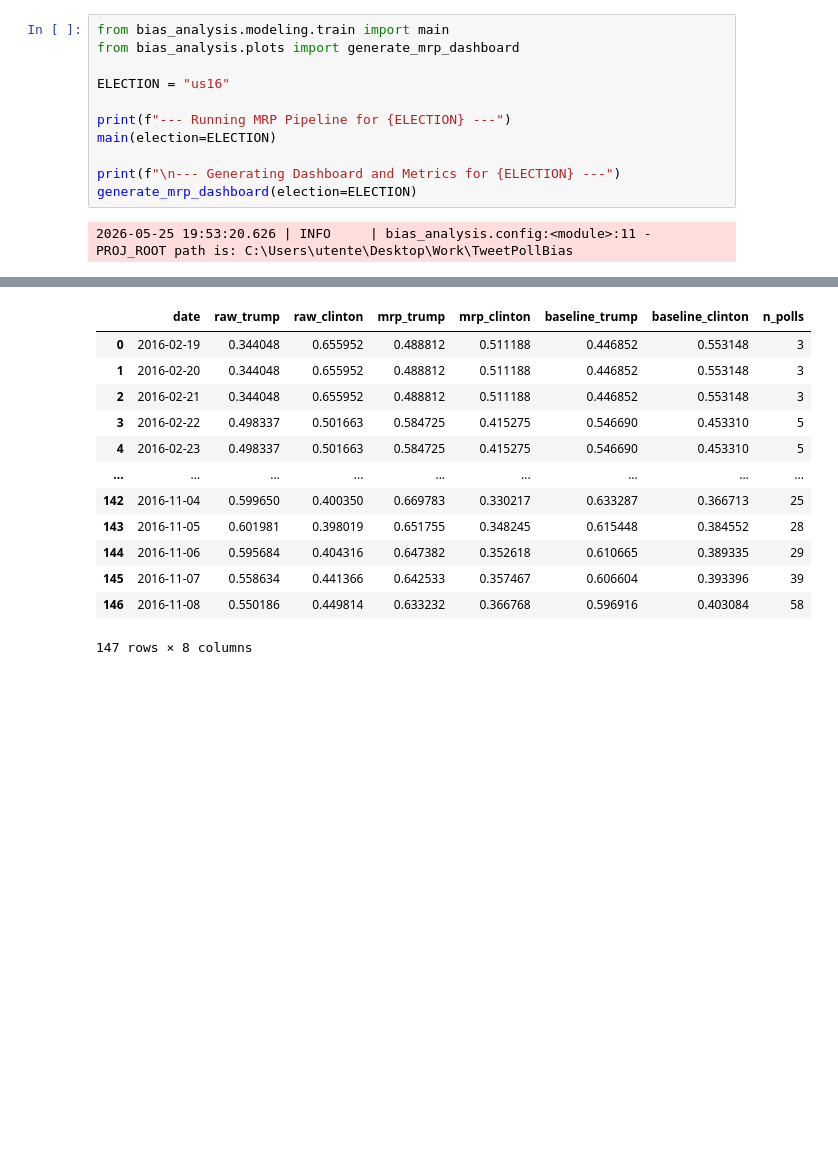
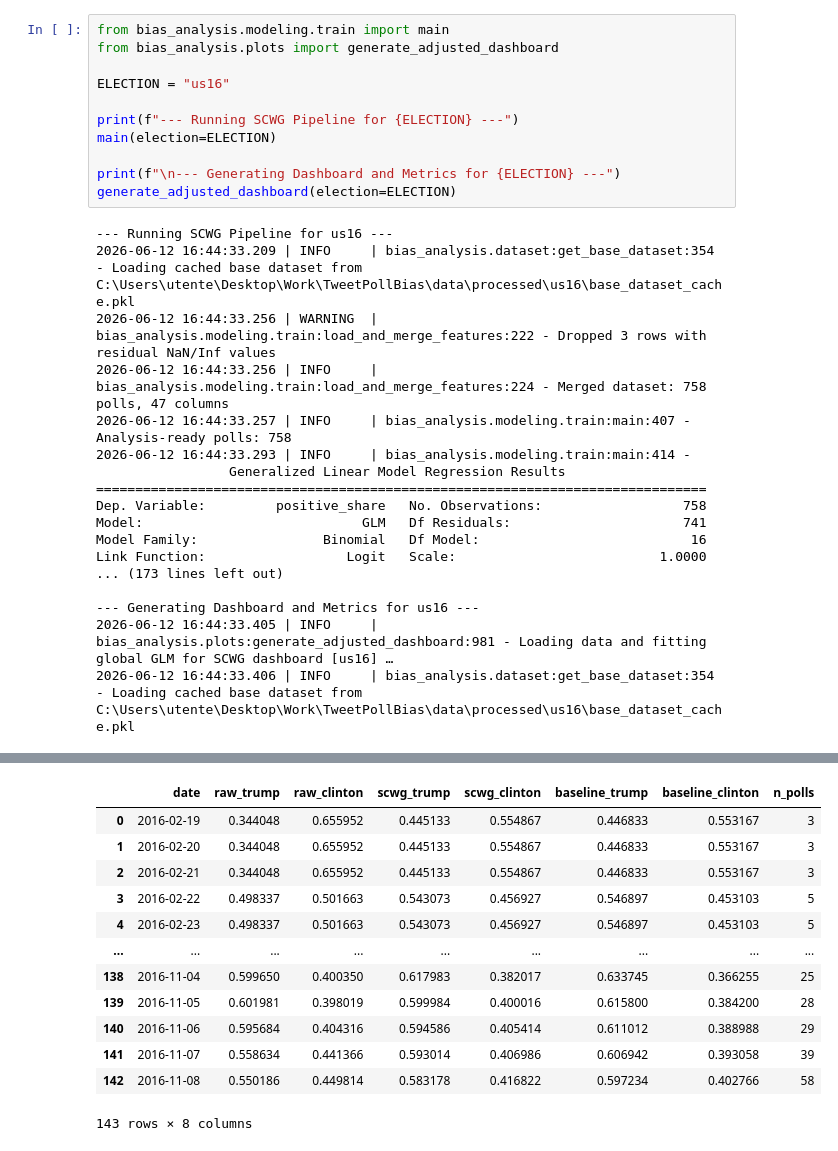
Before and after one commit to mivige/TweetPollBias, a Jupyter notebook: notebooks/model_eval_us16.ipynb, the cells around one changed output, grey strips where cells are left out. Saved outputs shown, nothing was run; the diff lists cells and outputs as text; blank space fills up the shorter version.

```diff
--- a/notebooks/model_eval_us16.ipynb
+++ b/notebooks/model_eval_us16.ipynb
@@ -5,13 +5,29 @@ This notebook runs the Multilevel Regression and Post-stratification (MRP) pipel
 # %%
 from bias_analysis.modeling.train import main
-from bias_analysis.plots import generate_mrp_dashboard
+from bias_analysis.plots import generate_adjusted_dashboard
 
 ELECTION = "us16"
 
-print(f"--- Running MRP Pipeline for {ELECTION} ---")
+print(f"--- Running SCWG Pipeline for {ELECTION} ---")
 main(election=ELECTION)
 
 print(f"\n--- Generating Dashboard and Metrics for {ELECTION} ---")
-generate_mrp_dashboard(election=ELECTION)
+generate_adjusted_dashboard(election=ELECTION)
 # %% [output]
-2026-05-25 19:53:20.626 | INFO     | bias_analysis.config:<module>:11 - PROJ_ROOT path is: C:\Users\utente\Desktop\Work\TweetPollBias
+--- Running SCWG Pipeline for us16 ---
+2026-06-12 16:44:33.209 | INFO     | bias_analysis.dataset:get_base_dataset:354 - Loading cached base dataset from C:\Users\utente\Desktop\Work\TweetPollBias\data\processed\us16\base_dataset_cache.pkl
+2026-06-12 16:44:33.256 | WARNING  | bias_analysis.modeling.train:load_and_merge_features:222 - Dropped 3 rows with residual NaN/Inf values
+2026-06-12 16:44:33.256 | INFO     | bias_analysis.modeling.train:load_and_merge_features:224 - Merged dataset: 758 polls, 47 columns
+2026-06-12 16:44:33.257 | INFO     | bias_analysis.modeling.train:main:407 - Analysis-ready polls: 758
+2026-06-12 16:44:33.293 | INFO     | bias_analysis.modeling.train:main:414 -
+                 Generalized Linear Model Regression Results
+==============================================================================
+Dep. Variable:         positive_share   No. Observations:                  758
+Model:                            GLM   Df Residuals:                      741
+Model Family:                Binomial   Df Model:                           16
+Link Function:                  Logit   Scale:                          1.0000
+... (173 lines left out)
+
+--- Generating Dashboard and Metrics for us16 ---
+2026-06-12 16:44:33.405 | INFO     | bias_analysis.plots:generate_adjusted_dashboard:981 - Loading data and fitting global GLM for SCWG dashboard [us16] …
+2026-06-12 16:44:33.406 | INFO     | bias_analysis.dataset:get_base_dataset:354 - Loading cached base dataset from C:\Users\utente\Desktop\Work\TweetPollBias\data\processed\us16\base_dataset_cache.pkl
@@ -35,16 +51,16 @@ Method:                          IRLS   Log-Likelihood:                -86123.
-|  | date | raw_trump | raw_clinton | mrp_trump | mrp_clinton | baseline_trump | baseline_clinton | n_polls |
-| 0 | 2016-02-19 | 0.344048 | 0.655952 | 0.488812 | 0.511188 | 0.446852 | 0.553148 | 3 |
-| 1 | 2016-02-20 | 0.344048 | 0.655952 | 0.488812 | 0.511188 | 0.446852 | 0.553148 | 3 |
-| 2 | 2016-02-21 | 0.344048 | 0.655952 | 0.488812 | 0.511188 | 0.446852 | 0.553148 | 3 |
-| 3 | 2016-02-22 | 0.498337 | 0.501663 | 0.584725 | 0.415275 | 0.546690 | 0.453310 | 5 |
-| 4 | 2016-02-23 | 0.498337 | 0.501663 | 0.584725 | 0.415275 | 0.546690 | 0.453310 | 5 |
+|  | date | raw_trump | raw_clinton | scwg_trump | scwg_clinton | baseline_trump | baseline_clinton | n_polls |
+| 0 | 2016-02-19 | 0.344048 | 0.655952 | 0.445133 | 0.554867 | 0.446833 | 0.553167 | 3 |
+| 1 | 2016-02-20 | 0.344048 | 0.655952 | 0.445133 | 0.554867 | 0.446833 | 0.553167 | 3 |
+| 2 | 2016-02-21 | 0.344048 | 0.655952 | 0.445133 | 0.554867 | 0.446833 | 0.553167 | 3 |
+| 3 | 2016-02-22 | 0.498337 | 0.501663 | 0.543073 | 0.456927 | 0.546897 | 0.453103 | 5 |
+| 4 | 2016-02-23 | 0.498337 | 0.501663 | 0.543073 | 0.456927 | 0.546897 | 0.453103 | 5 |
 | ... | ... | ... | ... | ... | ... | ... | ... | ... |
-| 142 | 2016-11-04 | 0.599650 | 0.400350 | 0.669783 | 0.330217 | 0.633287 | 0.366713 | 25 |
-| 143 | 2016-11-05 | 0.601981 | 0.398019 | 0.651755 | 0.348245 | 0.615448 | 0.384552 | 28 |
-| 144 | 2016-11-06 | 0.595684 | 0.404316 | 0.647382 | 0.352618 | 0.610665 | 0.389335 | 29 |
-| 145 | 2016-11-07 | 0.558634 | 0.441366 | 0.642533 | 0.357467 | 0.606604 | 0.393396 | 39 |
-| 146 | 2016-11-08 | 0.550186 | 0.449814 | 0.633232 | 0.366768 | 0.596916 | 0.403084 | 58 |
+| 138 | 2016-11-04 | 0.599650 | 0.400350 | 0.617983 | 0.382017 | 0.633745 | 0.366255 | 25 |
+| 139 | 2016-11-05 | 0.601981 | 0.398019 | 0.599984 | 0.400016 | 0.615800 | 0.384200 | 28 |
+| 140 | 2016-11-06 | 0.595684 | 0.404316 | 0.594586 | 0.405414 | 0.611012 | 0.388988 | 29 |
+| 141 | 2016-11-07 | 0.558634 | 0.441366 | 0.593014 | 0.406986 | 0.606942 | 0.393058 | 39 |
+| 142 | 2016-11-08 | 0.550186 | 0.449814 | 0.583178 | 0.416822 | 0.597234 | 0.402766 | 58 |
-147 rows × 8 columns
+143 rows × 8 columns
 # %% [markdown]
 ## Evaluation Insights
 
```
Also changed, not shown: parts of 3 cells of this notebook, 2 other files.
